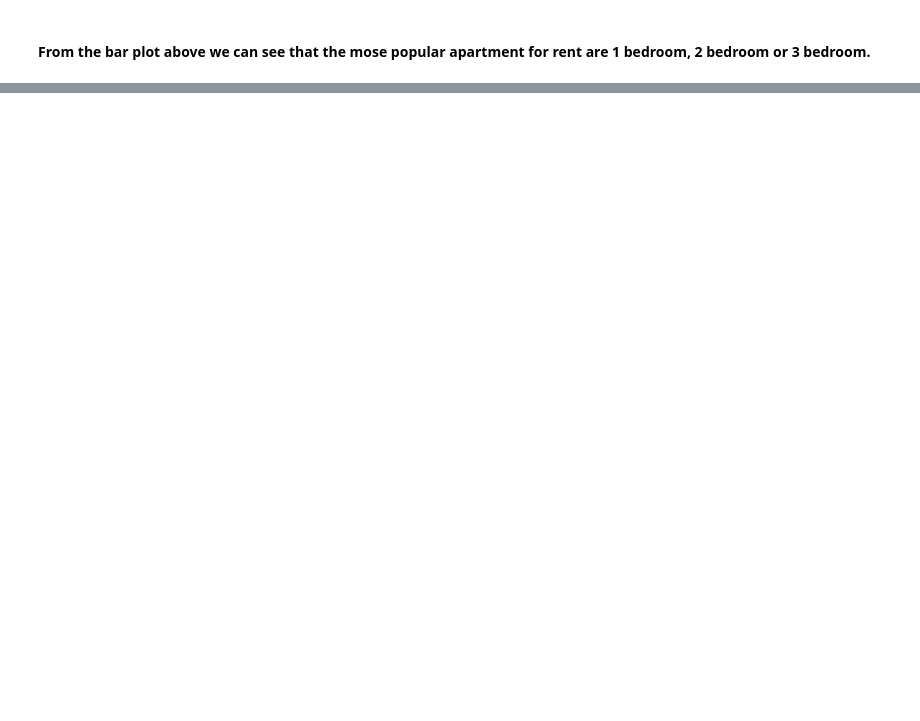
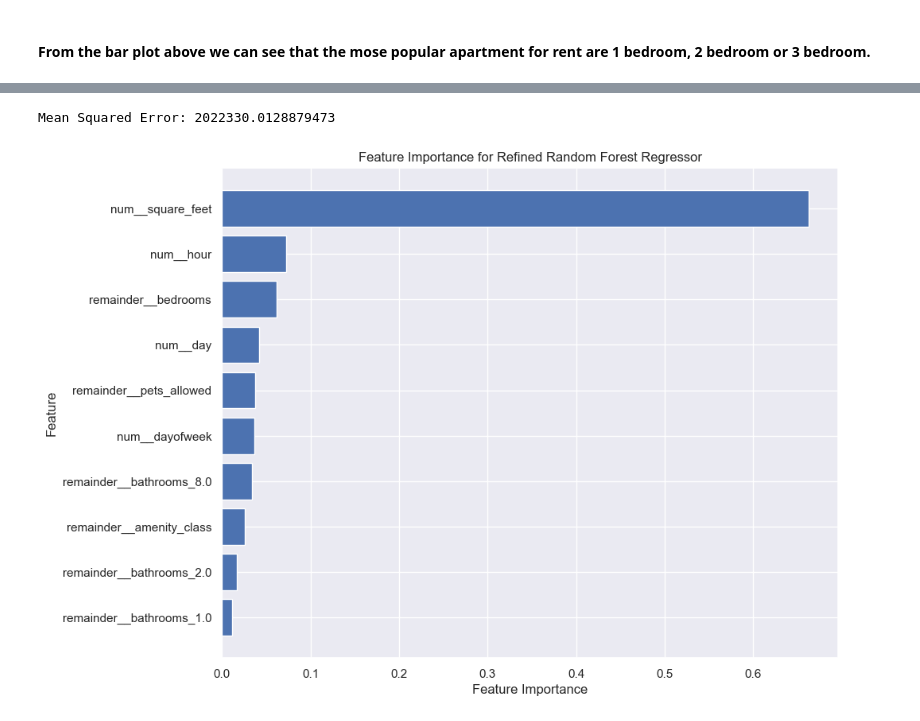
Before and after one commit to Akamemz/Analyzing-USA-Apartment-Rentals, a Jupyter notebook: Apartment For rent/apart_analys.ipynb, the cells around one changed output, grey strips where cells are left out. Saved outputs shown, nothing was run; the diff lists cells and outputs as text; code cells hidden in the pictures; blank space fills up the shorter version.

```diff
--- a/Apartment For rent/apart_analys.ipynb
+++ b/Apartment For rent/apart_analys.ipynb
@@ -486,0 +600,9 @@ NameError: name 'gpd' is not defined
+# %%
+# After converting Unix timestamps to datetime objects
+# Becaseu we the payment type we consider is monthly we can exctract month from 'time' feature as a seperate category
+
+# Extract features from the datetime column
+df_1['hour'] = df_1['time'].dt.hour
+df_1['day'] = df_1['time'].dt.day
+df_1['month'] = df_1['time'].dt.month
+df_1['dayofweek'] = df_1['time'].dt.dayofweek
@@ -486,0 +611,5 @@ NameError: name 'gpd' is not defined
+# %%
+# Lets one-hot encoce categorical features
+one_hot_encoded_df = pd.get_dummies(df_1[['bathrooms', 'source']], dtype=int)
+taeget_features = df_1.drop(columns=['time', 'cityname', 'state', 'longitude', 'latitude', 'bathrooms', 'source'])
+clean_data_model = pd.concat([taeget_features, one_hot_encoded_df], axis=1)
@@ -486,0 +672,55 @@ NameError: name 'gpd' is not defined
+# %%
+# Focus on the most important features
+important_features = [
+    'square_feet', 'hour', 'bedrooms', 'day', 'pets_allowed', 'dayofweek',
+    'bathrooms_8.0', 'amenity_class', 'bathrooms_2.0', 'bathrooms_1.0'
+]
+
+# Ensure to include these features in the dataframe
+df_important = clean_data_model[important_features + ['price']]
+
+# Define the feature columns and target variable
+features = df_important.drop(columns=['price'])
+target = df_important['price']
+
+# Split the data into train and test sets
+X_train, X_test, y_train, y_test = train_test_split(features, target, test_size=0.2, random_state=42)
+
+# Define column transformer for preprocessing
+preprocessor = ColumnTransformer(
+    transformers=[
+        ('num', StandardScaler(), ['square_feet', 'hour', 'day', 'dayofweek']),
+        # Since 'bedrooms', 'pets_allowed', 'amenity_class', and bathrooms are already numerical/binary, pass them through
+    ], remainder='passthrough')
+
+# Create a pipeline with preprocessing and RandomForestRegressor
+model = Pipeline(steps=[
+    ('preprocessor', preprocessor),
+    ('regressor', RandomForestRegressor(n_estimators=100, random_state=42))
+])
+
+# Train the model
+model.fit(X_train, y_train)
+
+# Predict and evaluate
+y_pred = model.predict(X_test)
+mse = mean_squared_error(y_test, y_pred)
+print(f'Mean Squared Error: {mse}')
+
+# Extract and plot new feature importances
+feature_importances = model.named_steps['regressor'].feature_importances_
+feature_names = model.named_steps['preprocessor'].get_feature_names_out()
+
+importance_df = pd.DataFrame({'feature': feature_names, 'importance': feature_importances})
+importance_df = importance_df.sort_values(by='importance', ascending=False)
+
+plt.figure(figsize=(10, 8))
+plt.barh(importance_df['feature'], importance_df['importance'])
+plt.xlabel('Feature Importance')
+plt.ylabel('Feature')
+plt.title('Feature Importance for Refined Random Forest Regressor')
+plt.gca().invert_yaxis()
+plt.show()
+# %% [output]
+Mean Squared Error: 2022330.0128879473
+[figure, added]
```
Also changed, not shown: parts of 30 cells of this notebook, 3 other files.
